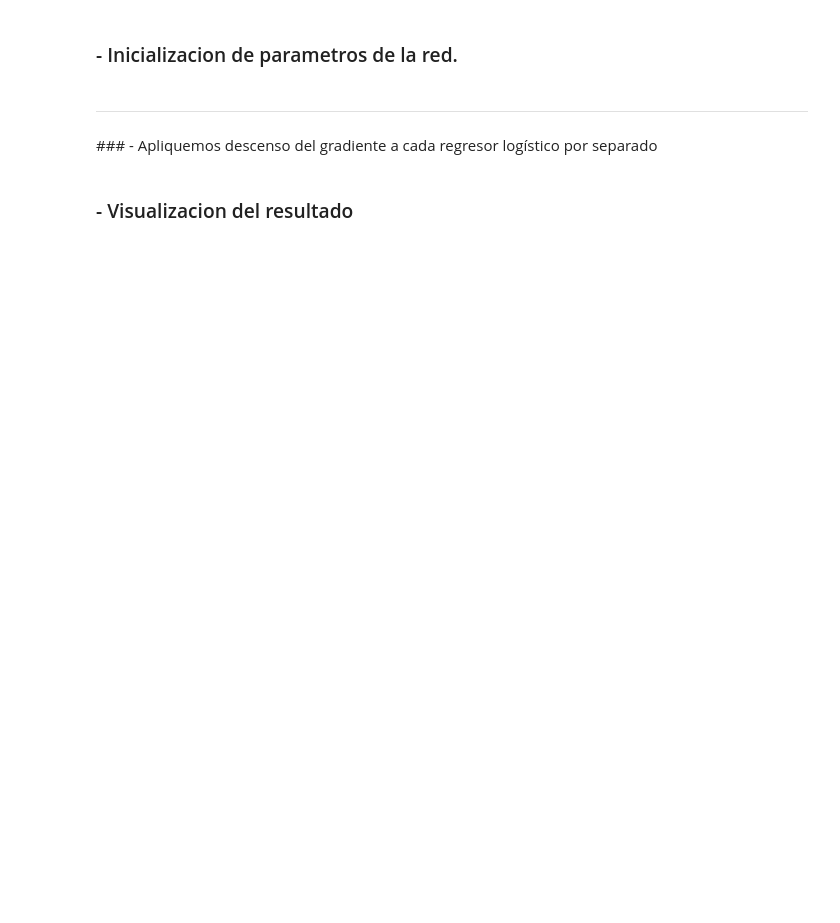
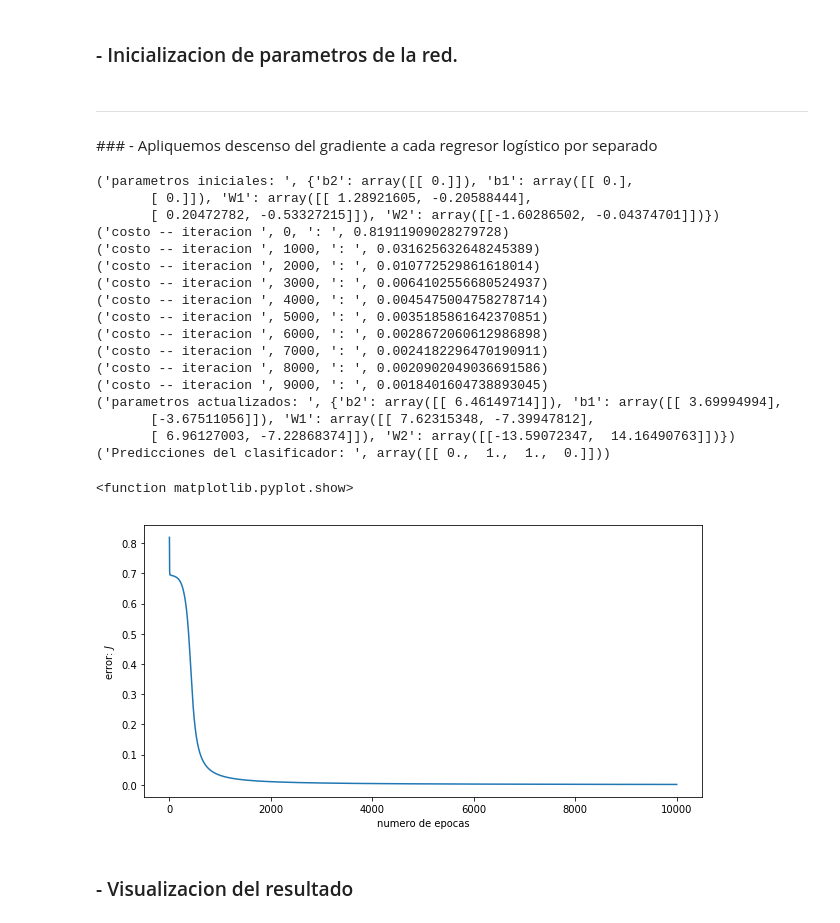
Before and after one commit to psatencio/IA_ITM, a Jupyter notebook: Presentaciones/4. Machine Learning/Modulo 4_3_2_RedNeuronal.ipynb, the cells around one changed output. Drawn from its saved outputs; the diff is of its cells as text; code cells hidden in the pictures; blank space fills up the shorter version.

```diff
--- a/Presentaciones/4. Machine Learning/Modulo 4_3_2_RedNeuronal.ipynb
+++ b/Presentaciones/4. Machine Learning/Modulo 4_3_2_RedNeuronal.ipynb
@@ -97,12 +100,12 @@ def initialize_parameters(neurons_hidden_layer=2):
 Metaparameters initialization
 '''
 num_epochs = 10000
-learning_rate = 0.1
+learning_rate = 0.6
 
 '''
 Parameters initialization
 '''
-parameters = initialize_parameters(3)
+parameters = initialize_parameters(neurons_hidden_layer=2)
 W1 = parameters["W1"]
 b1 = parameters["b1"]
 W2 = parameters["W2"]
@@ -129,12 +132,12 @@ for i in range(num_epochs): #2000 iteraciones del descenso del gradiente
     Backward Propagation
     '''
     dZ2 = A2 - Y
-    dW2 = np.dot(dZ2, A1.T)
-    db2 = np.mean(np.sum(dZ2, axis=1, keepdims=True))
+    dW2 = np.dot(dZ2, A1.T) / m
+    db2 = np.sum(dZ2, axis=1, keepdims=True) / m
 
     dZ1 = np.multiply(np.dot(W2.T, dZ2), d_sigmoid(Z1))
-    dW1 = np.dot(dZ1, X.T)
-    db1 = np.mean(np.sum(dZ1, axis=1, keepdims=True))
+    dW1 = np.dot(dZ1, X.T) / m
+    db1 = np.sum(dZ1, axis=1, keepdims=True) / m
 
     '''
     Parameters Update
@@ -142,33 +145,53 @@ for i in range(num_epochs): #2000 iteraciones del descenso del gradiente
     W1 -= learning_rate * dW1
     W2 -= learning_rate * dW2
     b1 -= learning_rate * db1
     b2 -= learning_rate * db2
 
     '''
     Cost estimation
     '''
     J = cost(loss(Y,A2))
     error_array[i] = J
 
 
     if(i%1000 == 0):
         print("costo -- iteracion ", i, ": ", J)
 
 print("parametros actualizados: ", parameters)
 
 '''
 Testing
 '''
 print("Predicciones del clasificador: ", predict_multilayer(parameters,X))
 
 '''
 Visualizacion del error por epoca
 '''
 plt.figure(figsize=(10,5))
 plt.plot(np.linspace(0,num_epochs-1, num_epochs), error_array)
 plt.xlabel("numero de epocas")
 plt.ylabel("error: "+r'$J$')
 plt.show
+# %% [output]
+('parametros iniciales: ', {'b2': array([[ 0.]]), 'b1': array([[ 0.],
+       [ 0.]]), 'W1': array([[ 1.28921605, -0.20588444],
+       [ 0.20472782, -0.53327215]]), 'W2': array([[-1.60286502, -0.04374701]])})
+('costo -- iteracion ', 0, ': ', 0.81911909028279728)
+('costo -- iteracion ', 1000, ': ', 0.031625632648245389)
+('costo -- iteracion ', 2000, ': ', 0.010772529861618014)
+('costo -- iteracion ', 3000, ': ', 0.0064102556680524937)
+('costo -- iteracion ', 4000, ': ', 0.0045475004758278714)
+('costo -- iteracion ', 5000, ': ', 0.0035185861642370851)
+('costo -- iteracion ', 6000, ': ', 0.0028672060612986898)
+('costo -- iteracion ', 7000, ': ', 0.0024182296470190911)
+('costo -- iteracion ', 8000, ': ', 0.0020902049036691586)
+('costo -- iteracion ', 9000, ': ', 0.0018401604738893045)
+('parametros actualizados: ', {'b2': array([[ 6.46149714]]), 'b1': array([[ 3.69994994],
+       [-3.67511056]]), 'W1': array([[ 7.62315348, -7.39947812],
+       [ 6.96127003, -7.22868374]]), 'W2': array([[-13.59072347,  14.16490763]])})
+('Predicciones del clasificador: ', array([[ 0.,  1.,  1.,  0.]]))
+<function matplotlib.pyplot.show>
+[figure, added]
 # %% [markdown]
 ### - Visualizacion del resultado
 # %%
```
Also changed, not shown: parts of 2 cells of this notebook, 1 other file.
